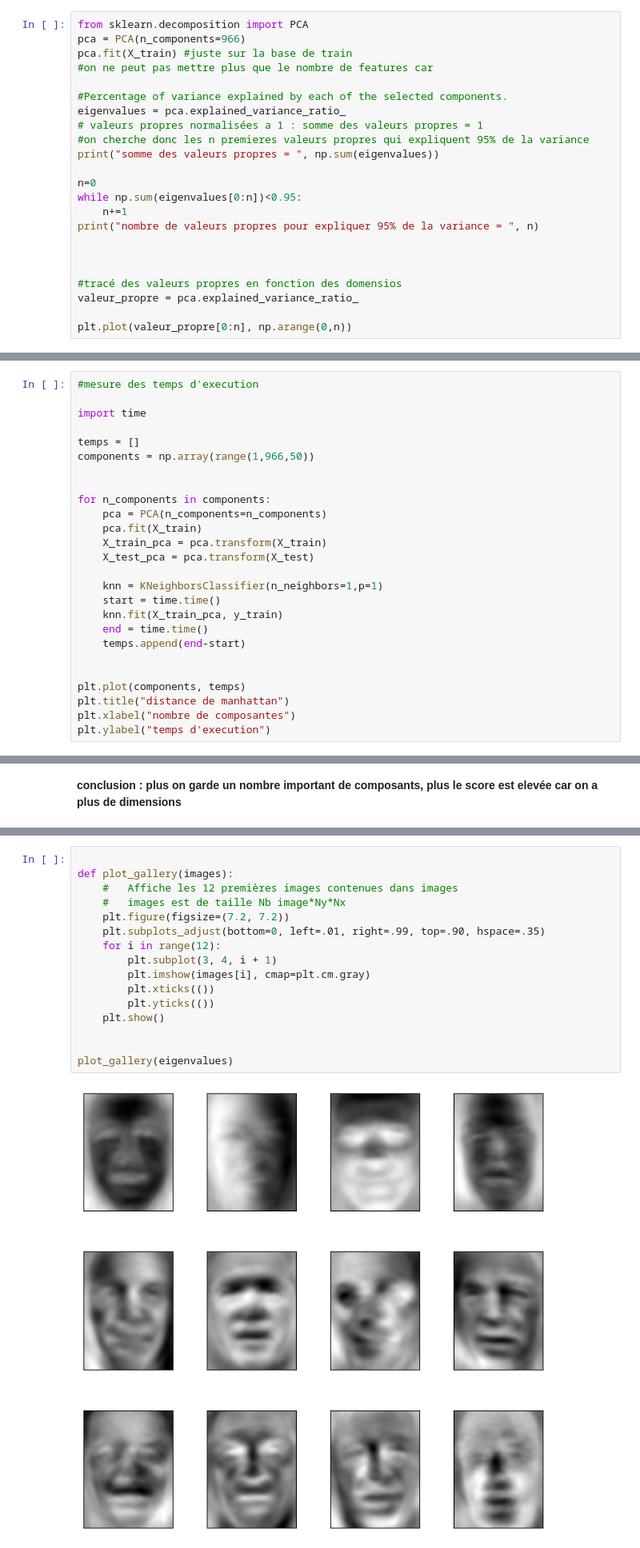
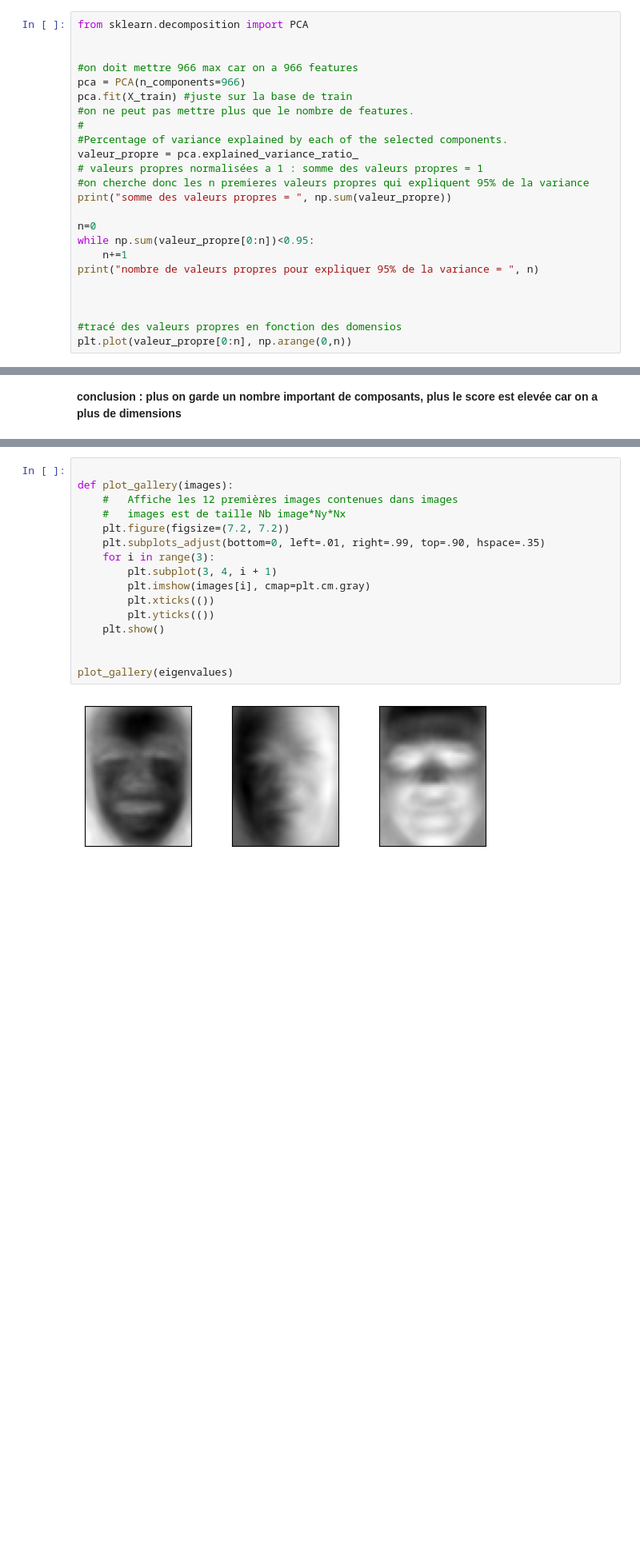
Before and after one commit to Vicktoria13/machine_learning_basics, a Jupyter notebook: Classification_PCA_k_neighbors/tp1_rdf.ipynb, the cells around one changed output, grey strips where cells are left out. Shown at 80% size. Saved outputs shown, nothing was run; the diff lists cells and outputs as text; blank space fills up the shorter version.

```diff
--- a/Classification_PCA_k_neighbors/tp1_rdf.ipynb
+++ b/Classification_PCA_k_neighbors/tp1_rdf.ipynb
@@ -230,26 +236,27 @@ plt.show()
 methode : on commence avec n_components assez grand, et on recupere les valeurs propres. On trace ensuite en fonctions des dimensions.
 # %%
 from sklearn.decomposition import PCA
+
+
+#on doit mettre 966 max car on a 966 features
 pca = PCA(n_components=966)
 pca.fit(X_train) #juste sur la base de train
-#on ne peut pas mettre plus que le nombre de features car
-
+#on ne peut pas mettre plus que le nombre de features.
+#
 #Percentage of variance explained by each of the selected components.
-eigenvalues = pca.explained_variance_ratio_
+valeur_propre = pca.explained_variance_ratio_
 # valeurs propres normalisées a 1 : somme des valeurs propres = 1
 #on cherche donc les n premieres valeurs propres qui expliquent 95% de la variance
-print("somme des valeurs propres = ", np.sum(eigenvalues))
+print("somme des valeurs propres = ", np.sum(valeur_propre))
 
 n=0
-while np.sum(eigenvalues[0:n])<0.95:
+while np.sum(valeur_propre[0:n])<0.95:
     n+=1
 print("nombre de valeurs propres pour expliquer 95% de la variance = ", n)
 
 
 
 #tracé des valeurs propres en fonction des domensios
-valeur_propre = pca.explained_variance_ratio_
-
 plt.plot(valeur_propre[0:n], np.arange(0,n))
 # %% [output]
 somme des valeurs propres =  1.0
@@ -303,26 +312,0 @@ Text(0, 0.5, 'score')
-# %%
-#mesure des temps d'execution
-
-import time
-
-temps = []
-components = np.array(range(1,966,50))
-
-
-for n_components in components:
-    pca = PCA(n_components=n_components)
-    pca.fit(X_train)
-    X_train_pca = pca.transform(X_train)
-    X_test_pca = pca.transform(X_test)
-
-    knn = KNeighborsClassifier(n_neighbors=1,p=1)
-    start = time.time()
-    knn.fit(X_train_pca, y_train)
-    end = time.time()
-    temps.append(end-start)
-
-
-plt.plot(components, temps)
-plt.title("distance de manhattan")
-plt.xlabel("nombre de composantes")
-plt.ylabel("temps d'execution")
@@ -370,21 +358,21 @@ eigenvalues.shape =  (50, 2914)
 # %%
 
 def plot_gallery(images):
 	#	Affiche les 12 premières images contenues dans images
 	#	images est de taille Nb image*Ny*Nx
     plt.figure(figsize=(7.2, 7.2))
     plt.subplots_adjust(bottom=0, left=.01, right=.99, top=.90, hspace=.35)
-    for i in range(12):
+    for i in range(3):
         plt.subplot(3, 4, i + 1)
         plt.imshow(images[i], cmap=plt.cm.gray)
         plt.xticks(())
         plt.yticks(())
     plt.show()
 
 
 plot_gallery(eigenvalues)
 # %% [output]
-[figure, old version]
+[figure, new version]
 # %% [markdown]
 Les vecteurs propres sont de dimension  (1,2914). Il y en a 50 ( 50 axes ou il y a le plus de variance des données). Ils représentent les axes principaux de la base de données.
 
```
Also changed, not shown: parts of 28 cells of this notebook, 2 other files.
